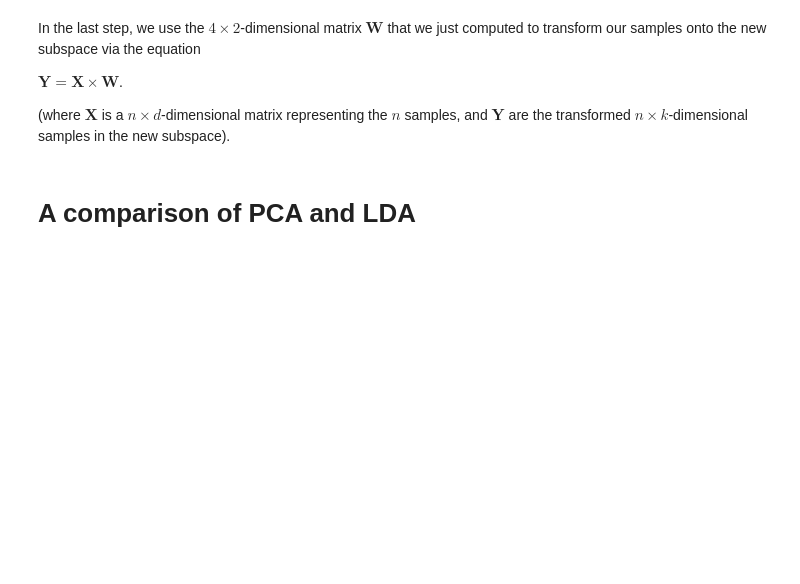
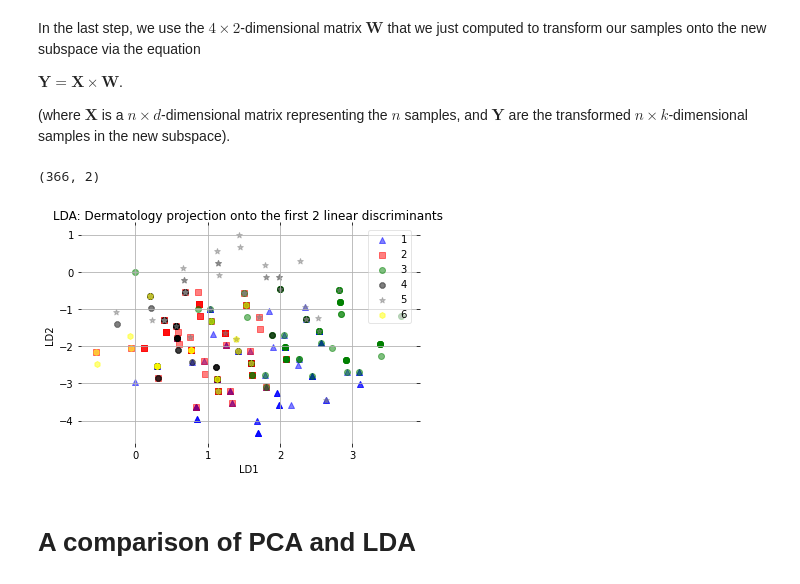
Before and after one commit to sk3214/PR, a Jupyter notebook: assignment3/main_50442611.ipynb, the cells around one changed output. Drawn from its saved outputs; the diff is of its cells as text; code cells hidden in the pictures; blank space fills up the shorter version.

```diff
--- a/assignment3/main_50442611.ipynb
+++ b/assignment3/main_50442611.ipynb
@@ -331,3 +418,10 @@ where
 # Step 12: Solving the generalized eigenvalue problem for the matrix $S_{W}^{-1}S_B$
 # %% [markdown]
 Next, we will solve the generalized eigenvalue problem for the matrix $S_{W}^{-1}S_B$ to obtain the linear discriminants.
+# %%
+eig_vals, eig_vecs = np.linalg.eig(np.linalg.inv(S_W).dot(S_B))
+
+for i in range(len(eig_vals)):
+    eigvec_sc = eig_vecs[:,i].reshape(4,1)
+    print('\nEigenvector {}: \n{}'.format(i+1, eigvec_sc.real))
+    print('Eigenvalue {:}: {:.2e}'.format(i+1, eig_vals[i].real))
@@ -366,0 +511,9 @@ After sorting the eigenpairs by decreasing eigenvalues, it is now time to constr
+# %%
+# Tip: use np.hstack
+K=2
+
+k = []
+for i in range(K):
+    k.append(eig_pairs[i][1].reshape(len(featuresWithClass)-1,1))
+W = np.hstack(k)
+print('Matrix W:\n', W.real)
@@ -372,6 +531,52 @@ In the last step, we use the $4 \times 2$-dimensional matrix $\pmb W$ that we ju
 $\pmb Y = \pmb X \times \pmb W $.
 
 (where $\pmb X$ is a $n \times d$-dimensional matrix representing the $n$ samples, and $\pmb Y$ are the transformed $n \times k$-dimensional samples in the new subspace).
+# %%
+X_lda = X.dot(W)
+print(X_lda.shape)
+# %% [output]
+(366, 2)
+# %%
+from matplotlib import pyplot as plt
+
+def plot_step_lda():
+
+    ax = plt.subplot(111)
+    for label,marker,color in zip(
+        range(1,7),('^', 's', 'o','8','*','h'),('blue', 'red', 'green','black','grey','yellow')):
+
+        plt.scatter(x=X_lda[:,0].real[y == label],
+                y=X_lda[:,1].real[y == label],
+                marker=marker,
+                color=color,
+                alpha=0.5,
+                label=label
+                )
+
+    plt.xlabel('LD1')
+    plt.ylabel('LD2')
+
+    leg = plt.legend(loc='upper right', fancybox=True)
+    leg.get_frame().set_alpha(0.5)
+    plt.title('LDA: Dermatology projection onto the first 2 linear discriminants')
+
+    # hide axis ticks
+    plt.tick_params(axis="both", which="both", bottom="off", top="off",
+            labelbottom="on", left="off", right="off", labelleft="on")
+
+    # remove axis spines
+    ax.spines["top"].set_visible(False)
+    ax.spines["right"].set_visible(False)
+    ax.spines["bottom"].set_visible(False)
+    ax.spines["left"].set_visible(False)
+
+    plt.grid()
+    plt.tight_layout
+    plt.show()
+
+plot_step_lda()
+# %% [output]
+[figure, added]
 # %% [markdown]
 # A comparison of PCA and LDA
 # %%
```
Also changed, not shown: parts of 21 cells of this notebook.
